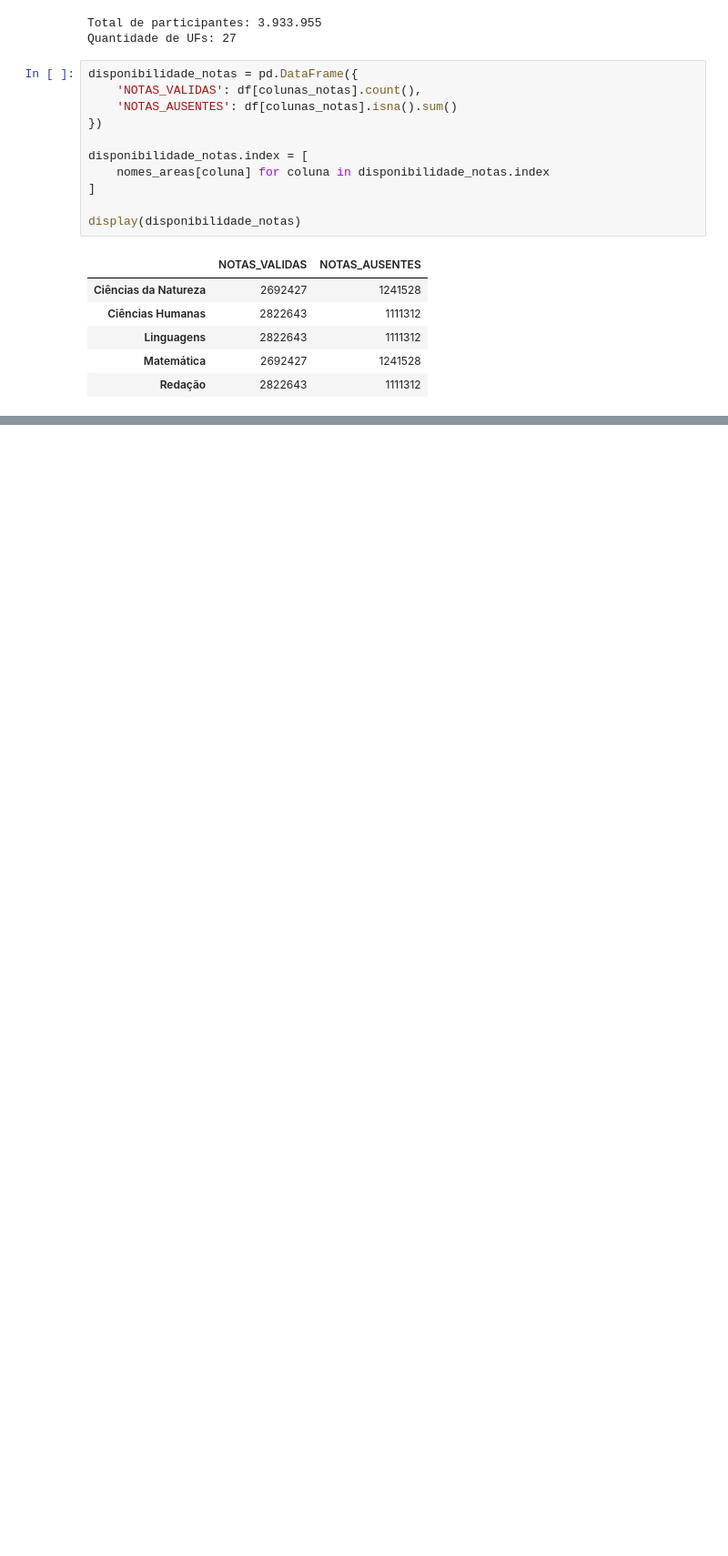
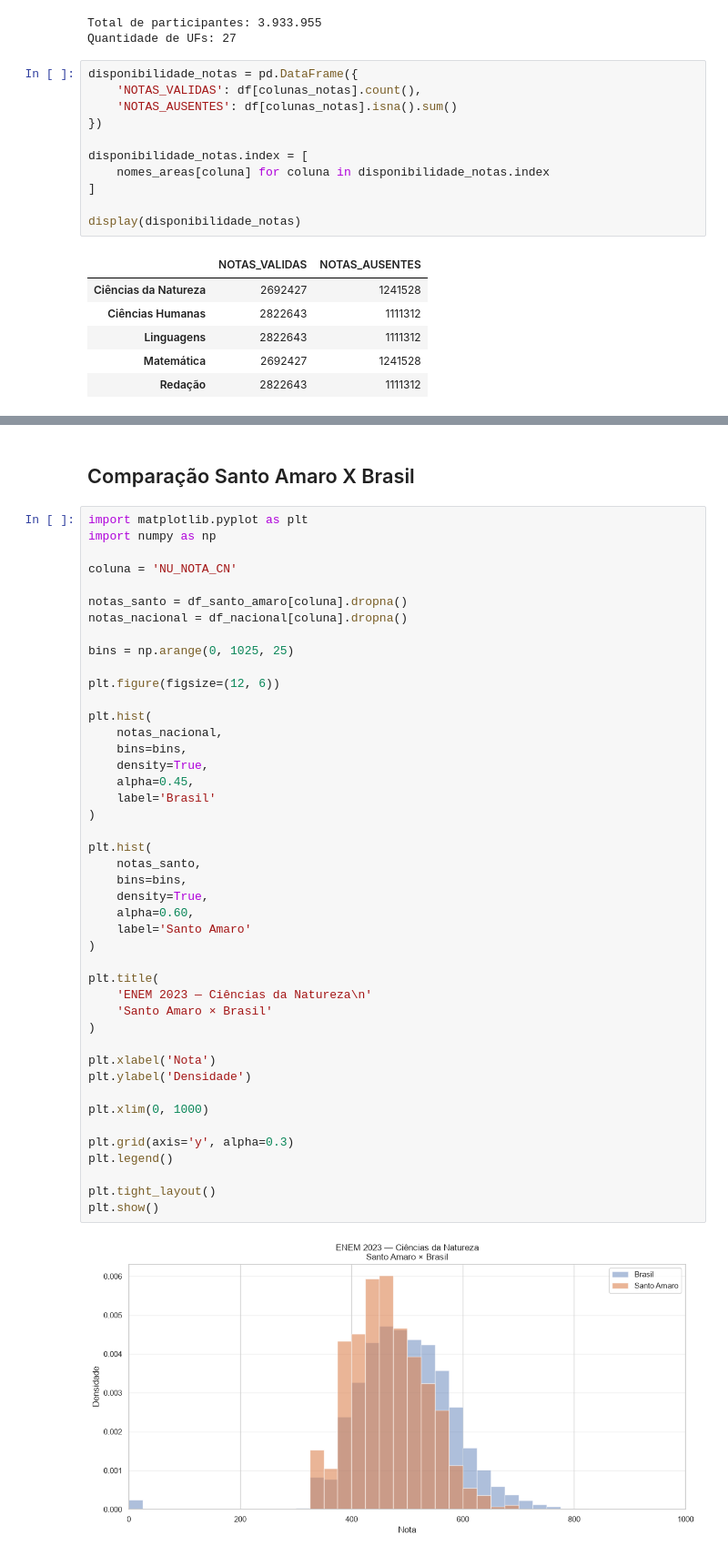
Before and after one commit to alexsilva75/analise_microdados_enem, a Jupyter notebook: analise_completa_2023.ipynb, the cells around one changed output, grey strips where cells are left out. Shown at 91% size. Cells and saved outputs as stored; diff of their text form; blank space fills up the shorter version.

Commit message:
Análise 2023 - Santo Amaro

```diff
--- a/analise_completa_2023.ipynb
+++ b/analise_completa_2023.ipynb
@@ -729,0 +864,48 @@ display(disponibilidade_notas)
+# %% [markdown]
+## Comparação Santo Amaro X Brasil
+# %%
+import matplotlib.pyplot as plt
+import numpy as np
+
+coluna = 'NU_NOTA_CN'
+
+notas_santo = df_santo_amaro[coluna].dropna()
+notas_nacional = df_nacional[coluna].dropna()
+
+bins = np.arange(0, 1025, 25)
+
+plt.figure(figsize=(12, 6))
+
+plt.hist(
+    notas_nacional,
+    bins=bins,
+    density=True,
+    alpha=0.45,
+    label='Brasil'
+)
+
+plt.hist(
+    notas_santo,
+    bins=bins,
+    density=True,
+    alpha=0.60,
+    label='Santo Amaro'
+)
+
+plt.title(
+    'ENEM 2023 — Ciências da Natureza\n'
+    'Santo Amaro × Brasil'
+)
+
+plt.xlabel('Nota')
+plt.ylabel('Densidade')
+
+plt.xlim(0, 1000)
+
+plt.grid(axis='y', alpha=0.3)
+plt.legend()
+
+plt.tight_layout()
+plt.show()
+# %% [output]
+[figure, added]
```
Also changed, not shown: parts of 31 cells of this notebook.
